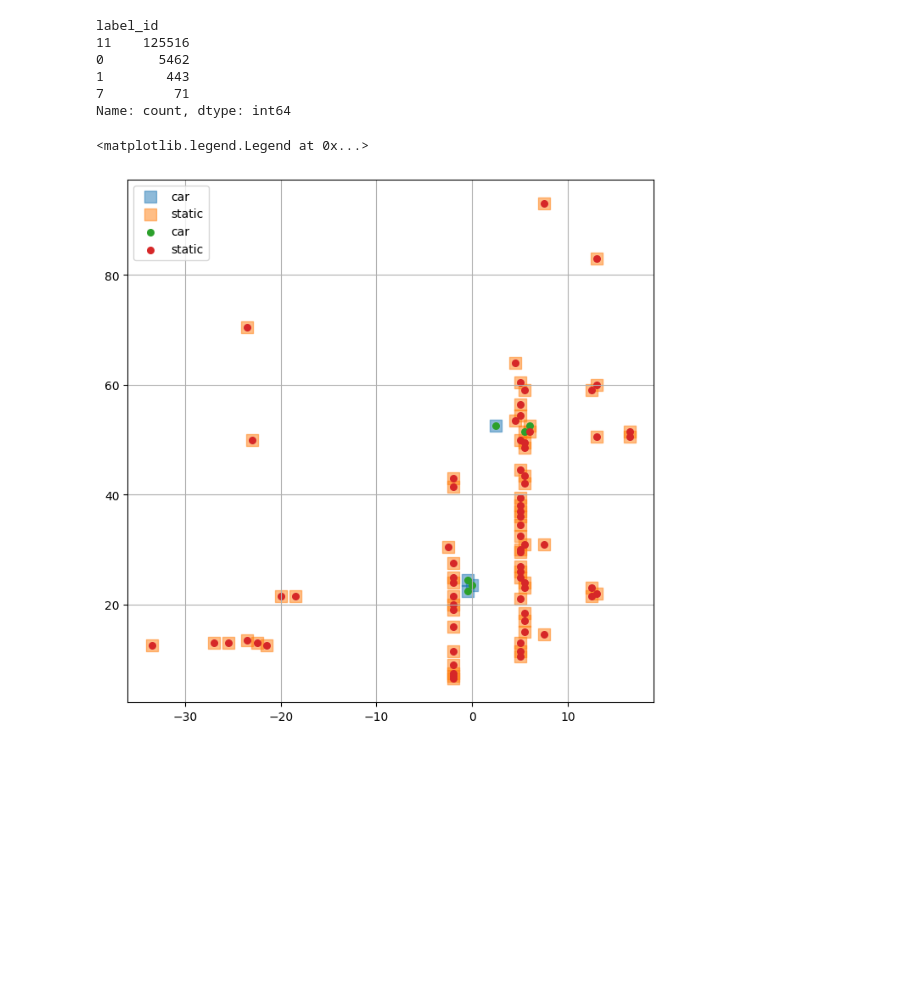
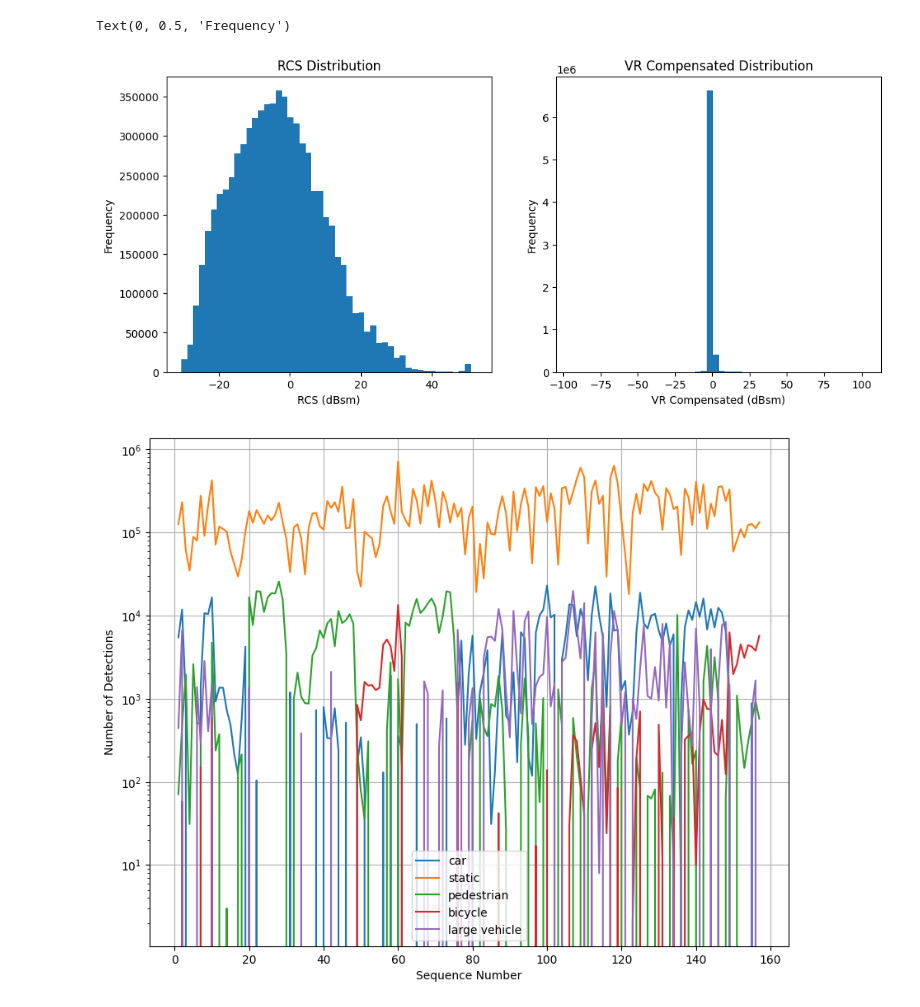
Before and after one commit to trujilloRJ/radar-semantic-segmentation, a Jupyter notebook: sandbox.ipynb, the cells around one changed output. Cells and saved outputs as stored; diff of their text form; code cells hidden in the pictures; blank space fills up the shorter version.

```diff
--- a/sandbox.ipynb
+++ b/sandbox.ipynb
@@ -38,51 +66,29 @@ def plot_grid(ax, grid: Grid, grid_value: np.ndarray, alpha: float = 0.5, size:
-# %%
-# loading scene
-sequence_id = "sequence_1"
-data_folder = "train"
-exp_name = "baseline_unet_noWCE_ep12"
-scene_fn = os.path.join(os.getenv("DATA_LOCATION"), sequence_id, "scenes.json")
-detections = get_scene(scene_fn)
-tss = detections['timestamp'].unique()
-print(detections['label_id'].value_counts())
-
-# loading model for inference
-chs = [16, 32, 64]
-optimizer_choice = OptimizerChoice.ADAMW
-model = UNet(chs=chs, n_classes=N_LABELS)
-model.eval() # set model to evaluation mode, no training in inference
-optimizer = create_optimizer(model, optimizer_choice, lr=1e-4)
-model, optimizer, epoch = load_checkpoint(model, optimizer, f"checkpoints/{exp_name}.pth")
-# %% [output]
-label_id
-11    125516
-0       5462
-1        443
-7         71
-Name: count, dtype: int64
-# %%
-timestamp = tss[200]
-cur_dets = detections[detections["timestamp"] == timestamp]
-
-# load pre-made grid
-in_grid = torch.load(os.path.join(f"data/{data_folder}/input", f"{sequence_id}_ts{timestamp}_fl.pt"))
-out_grid = torch.load(os.path.join(f"data/{data_folder}/gt", f"{sequence_id}_ts{timestamp}_fl.pt"))
-grid = Grid.from_existing(in_grid.numpy().transpose(1, 2, 0), out_grid.numpy().transpose(1, 2, 0), x_lims=(2, 100), y_lims=(-50, 20), cell_size=0.5)
-
-# pass grid through model
-with torch.no_grad():
-    output = model(in_grid.unsqueeze(0))
-
-predicted_classes = torch.argmax(output, dim=1).cpu().numpy().squeeze()
-out_grid = out_grid.cpu().numpy().squeeze()
-predicted_classes[out_grid == label_to_index[DONT_CARE]] = label_to_index[DONT_CARE]
-
-_, _, x_pos, y_pos = grid.get_active_cells_positions()
-fig, ax = plt.subplots(figsize=(8, 8))
-# ax.scatter(cur_dets['y_cc'], cur_dets['x_cc'], c=cur_dets['label_id'], s=10)
-plot_grid(ax, grid, out_grid, alpha=0.5, size=100)
-plot_grid(ax, grid, predicted_classes, alpha=1, size=30, marker='o')
-ax.grid()
-ax.legend()
-# %% [output]
-<matplotlib.legend.Legend at 0x...>
-[figure, removed]
+# %%
+fig, ax = plt.subplots(1, 2, figsize=(12, 5))
+ax[0].hist(stats["rcs"], bins=50)
+ax[0].set_title("RCS Distribution")
+ax[0].set_xlabel("RCS (dBsm)")
+ax[0].set_ylabel("Frequency")
+ax[1].hist(stats["vr_compensated"], bins=50)
+ax[1].set_title("VR Compensated Distribution")
+ax[1].set_xlabel("VR Compensated (dBsm)")
+ax[1].set_ylabel("Frequency")
+fig.savefig("detection_stats.png")
+# %% [output]
+Text(0, 0.5, 'Frequency')
+[figure, added]
+# %%
+fig, ax = plt.subplots(figsize=(10, 8))
+ax.plot(n_sequences, stats['n_car'], label='car')
+ax.plot(n_sequences, stats['n_static'], label='static')
+ax.plot(n_sequences, stats['n_pedestrian'], label='pedestrian')
+ax.plot(n_sequences, stats['n_bicycle'], label='bicycle')
+ax.plot(n_sequences, stats['n_large_vehicle'], label='large vehicle')
+ax.grid(True)
+ax.set_xlabel('Sequence Number')
+ax.set_ylabel('Number of Detections')
+ax.set_yscale('log')
+ax.legend()
+plt.show()
+# %% [output]
+[figure, added]
```
Also changed, not shown: parts of 5 cells of this notebook, 10 other files.
